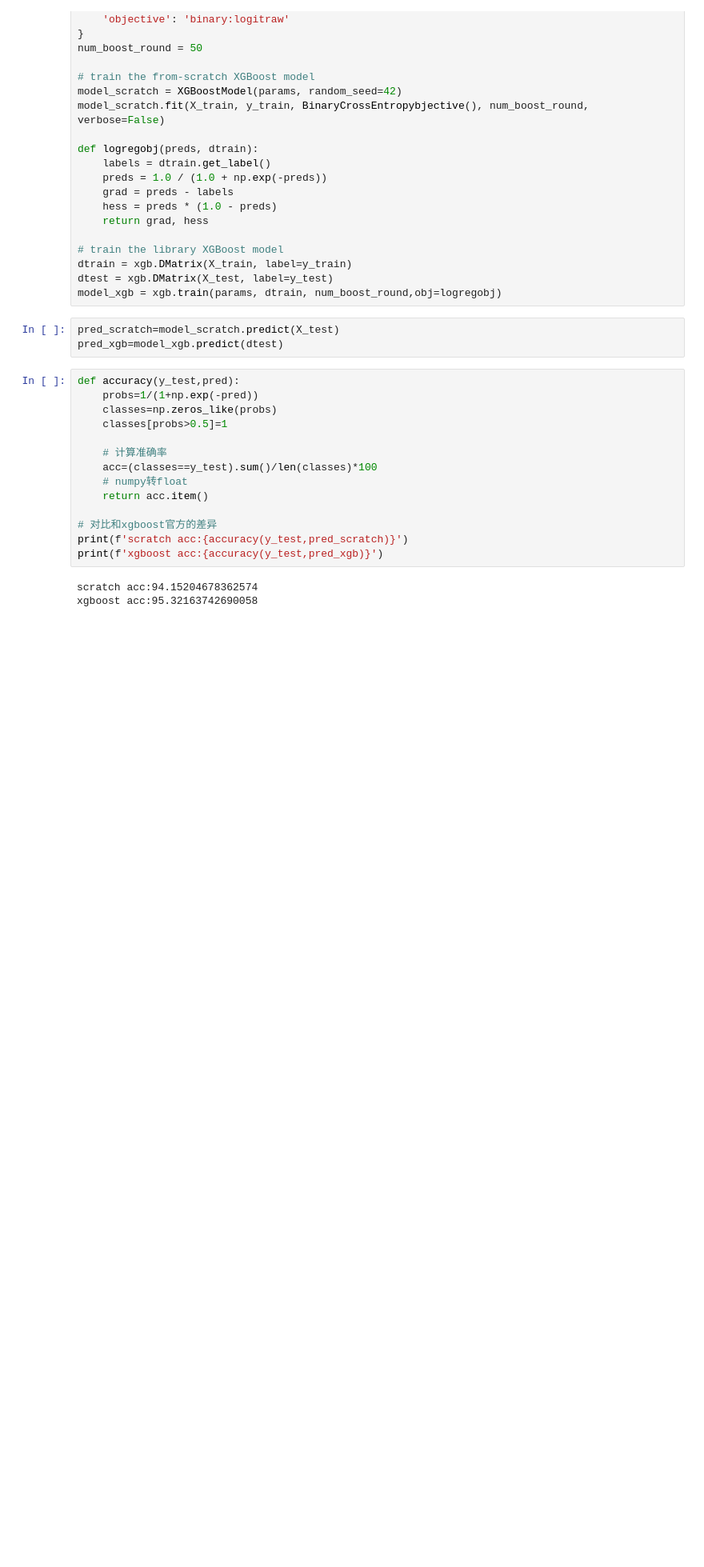
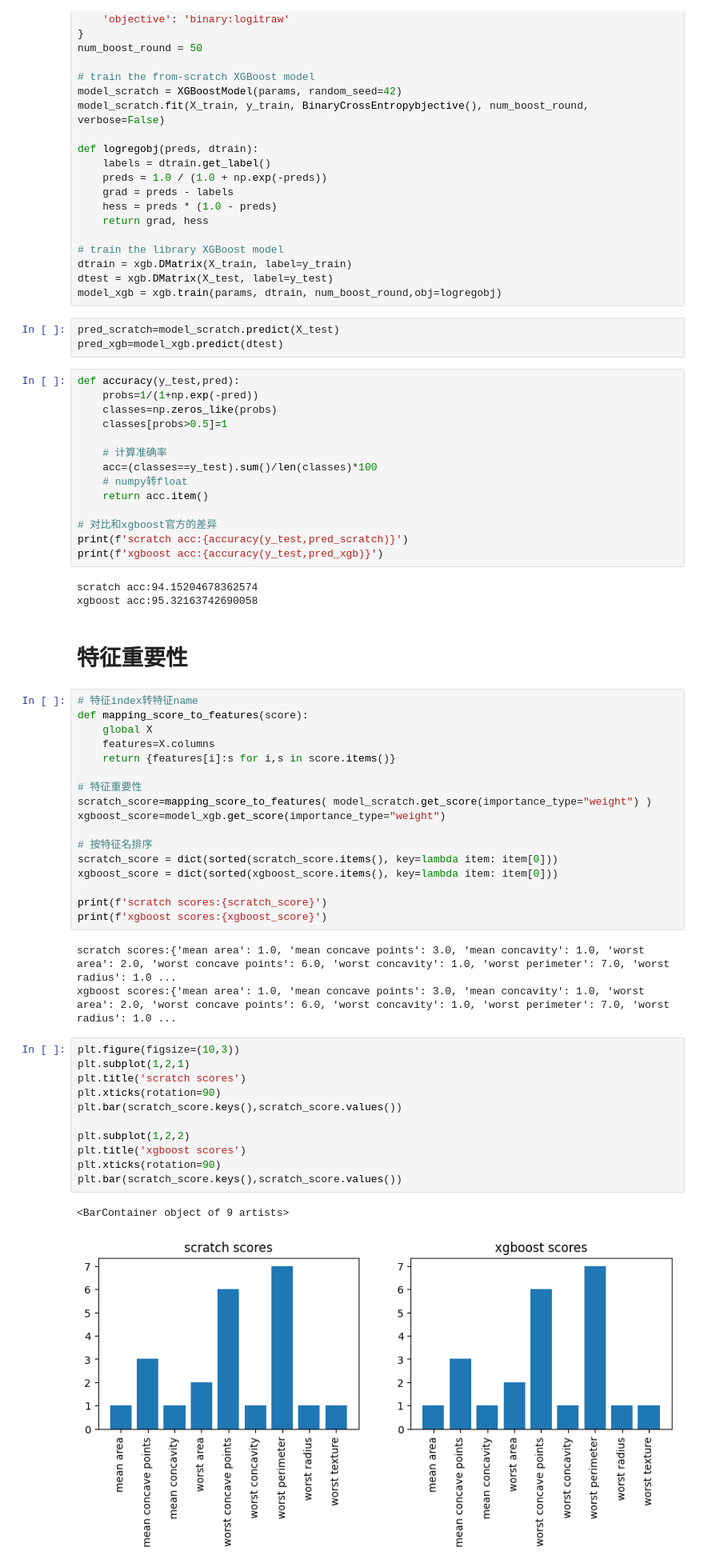
Before and after one commit to owenliang/xgboost-py, a Jupyter notebook: xgboost.ipynb, the cells around one changed output. Shown at 80% size. Saved outputs shown, nothing was run; the diff lists cells and outputs as text; blank space fills up the shorter version.

Commit message:
特征重要性、树结构绘制

```diff
--- a/xgboost.ipynb
+++ b/xgboost.ipynb
@@ -286,3 +332,39 @@ print(f'xgboost acc:{accuracy(y_test,pred_xgb)}')
 # %% [output]
 scratch acc:94.15204678362574
 xgboost acc:95.32163742690058
+# %% [markdown]
+# 特征重要性
+# %%
+# 特征index转特征name
+def mapping_score_to_features(score):
+    global X
+    features=X.columns
+    return {features[i]:s for i,s in score.items()}
+
+# 特征重要性
+scratch_score=mapping_score_to_features( model_scratch.get_score(importance_type="weight") )
+xgboost_score=model_xgb.get_score(importance_type="weight")
+
+# 按特征名排序
+scratch_score = dict(sorted(scratch_score.items(), key=lambda item: item[0]))
+xgboost_score = dict(sorted(xgboost_score.items(), key=lambda item: item[0]))
+
+print(f'scratch scores:{scratch_score}')
+print(f'xgboost scores:{xgboost_score}')
+# %% [output]
+scratch scores:{'mean area': 1.0, 'mean concave points': 3.0, 'mean concavity': 1.0, 'worst area': 2.0, 'worst concave points': 6.0, 'worst concavity': 1.0, 'worst perimeter': 7.0, 'worst radius': 1.0 ...
+xgboost scores:{'mean area': 1.0, 'mean concave points': 3.0, 'mean concavity': 1.0, 'worst area': 2.0, 'worst concave points': 6.0, 'worst concavity': 1.0, 'worst perimeter': 7.0, 'worst radius': 1.0 ...
+# %%
+plt.figure(figsize=(10,3))
+plt.subplot(1,2,1)
+plt.title('scratch scores')
+plt.xticks(rotation=90)
+plt.bar(scratch_score.keys(),scratch_score.values())
+
+plt.subplot(1,2,2)
+plt.title('xgboost scores')
+plt.xticks(rotation=90)
+plt.bar(scratch_score.keys(),scratch_score.values())
+# %% [output]
+<BarContainer object of 9 artists>
+[figure, added]
```
Also changed, not shown: parts of 7 cells of this notebook.
